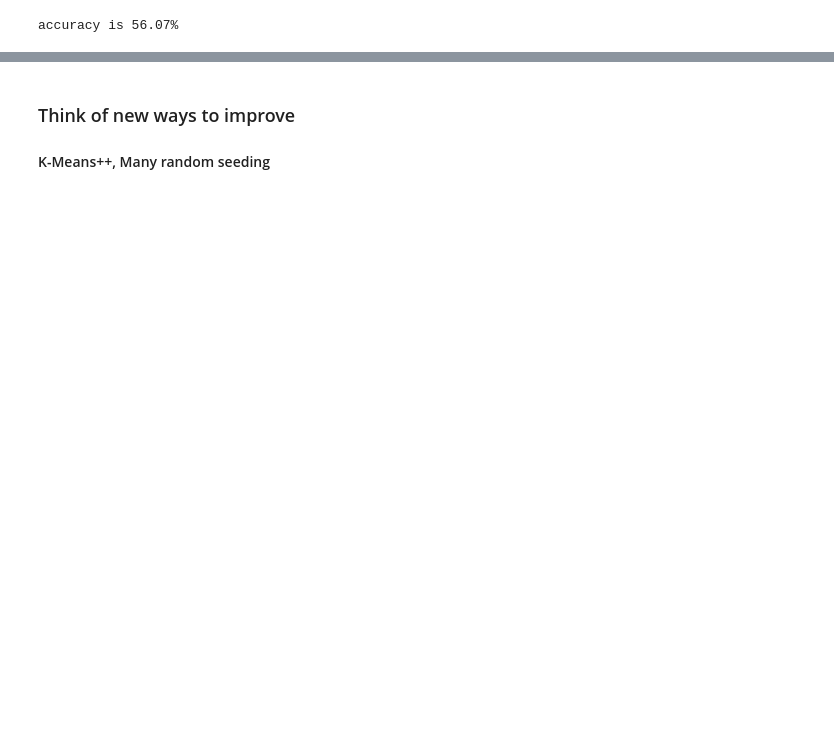
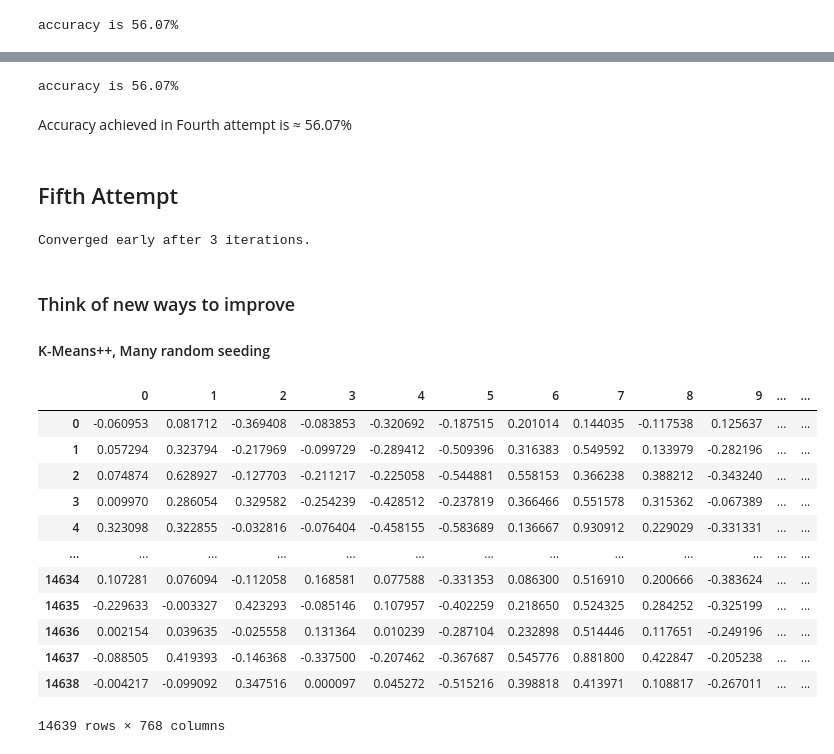
Before and after one commit to Chronyx132/IT1244-Project, a Jupyter notebook: Src/Irving.ipynb, the cells around one changed output, grey strips where cells are left out. Saved outputs shown, nothing was run; the diff lists cells and outputs as text; code cells hidden in the pictures; blank space fills up the shorter version.

Commit message:
implemented kmeans++

```diff
--- a/Src/Irving.ipynb
+++ b/Src/Irving.ipynb
@@ -431,3 +468,59 @@ Accuracy achieved in Second attempt is ≈ 56.07%
+# %%
+accuracy2 = np.mean(tweets["airline_sentiment"] ==  predicted_sentiments2)
+print(f"accuracy is {np.round(accuracy2*100, 2)}%")
+# %% [output]
+accuracy is 56.07%
+# %% [markdown]
+Accuracy achieved in Fourth attempt is ≈ 56.07%
+# %% [markdown]
+## Fifth Attempt
+# %%
+# 1000 Random Seedings
+results = dict()
+
+for i in range(1000):
+    initial_centroids = centroid_initalizer(data, 3, cos_distance)
+    clusters2, centers2 = KMeansClustering(data, initial_centroids, 3, 500)
+
+    clusters2 = {0:[], 1:[], 2:[]}
+    N = len(position)
+
+    for index in range(N):
+        clusters2[position[index]].append(data[index])
+
+    cluster_representatives2 = closest_to_Centroid(clusters2, centers2, cos_distance)
+    cluster_rep_indexes2 = [np.where(data == rep)[0][0] for rep in cluster_representatives2.values()]
+
+    # labelling the centroids to test accuracy
+    possible_labels = ["negative", "neutral", "positive"]
+    possible_clusters = [0, 1, 2]
+    labels2 = dict()
+
+    for cluster in possible_clusters:
+        labels2[cluster] = list(tweets["airline_sentiment"][cluster_rep_indexes2])[cluster]
+
+    predicted_sentiments2 = list(map(lambda x: labels2[x], position))
+
+    accuracy2 = np.mean(tweets["airline_sentiment"] ==  predicted_sentiments2)
+    results[i] = (accuracy2, (clusters2, centers2))
+# %% [output]
+Converged early after 3 iterations.
 # %% [markdown]
 ### Think of new ways to improve
 #### K-Means++, Many random seeding
+# %%
+Bert_Encoded_Text
+# %% [output]
+|  | 0 | 1 | 2 | 3 | 4 | 5 | 6 | 7 | 8 | 9 | ... | ... |
+| 0 | -0.060953 | 0.081712 | -0.369408 | -0.083853 | -0.320692 | -0.187515 | 0.201014 | 0.144035 | -0.117538 | 0.125637 | ... | ... |
+| 1 | 0.057294 | 0.323794 | -0.217969 | -0.099729 | -0.289412 | -0.509396 | 0.316383 | 0.549592 | 0.133979 | -0.282196 | ... | ... |
+| 2 | 0.074874 | 0.628927 | -0.127703 | -0.211217 | -0.225058 | -0.544881 | 0.558153 | 0.366238 | 0.388212 | -0.343240 | ... | ... |
+| 3 | 0.009970 | 0.286054 | 0.329582 | -0.254239 | -0.428512 | -0.237819 | 0.366466 | 0.551578 | 0.315362 | -0.067389 | ... | ... |
+| 4 | 0.323098 | 0.322855 | -0.032816 | -0.076404 | -0.458155 | -0.583689 | 0.136667 | 0.930912 | 0.229029 | -0.331331 | ... | ... |
+| ... | ... | ... | ... | ... | ... | ... | ... | ... | ... | ... | ... | ... |
+| 14634 | 0.107281 | 0.076094 | -0.112058 | 0.168581 | 0.077588 | -0.331353 | 0.086300 | 0.516910 | 0.200666 | -0.383624 | ... | ... |
+| 14635 | -0.229633 | -0.003327 | 0.423293 | -0.085146 | 0.107957 | -0.402259 | 0.218650 | 0.524325 | 0.284252 | -0.325199 | ... | ... |
+| 14636 | 0.002154 | 0.039635 | -0.025558 | 0.131364 | 0.010239 | -0.287104 | 0.232898 | 0.514446 | 0.117651 | -0.249196 | ... | ... |
+| 14637 | -0.088505 | 0.419393 | -0.146368 | -0.337500 | -0.207462 | -0.367687 | 0.545776 | 0.881800 | 0.422847 | -0.205238 | ... | ... |
+| 14638 | -0.004217 | -0.099092 | 0.347516 | 0.000097 | 0.045272 | -0.515216 | 0.398818 | 0.413971 | 0.108817 | -0.267011 | ... | ... |
+14639 rows × 768 columns
```
Also changed, not shown: parts of 21 cells of this notebook.
